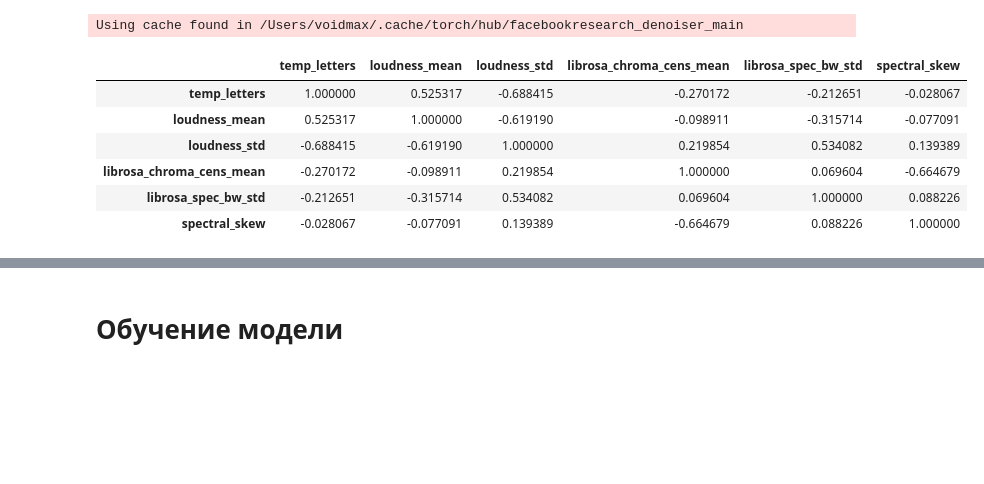
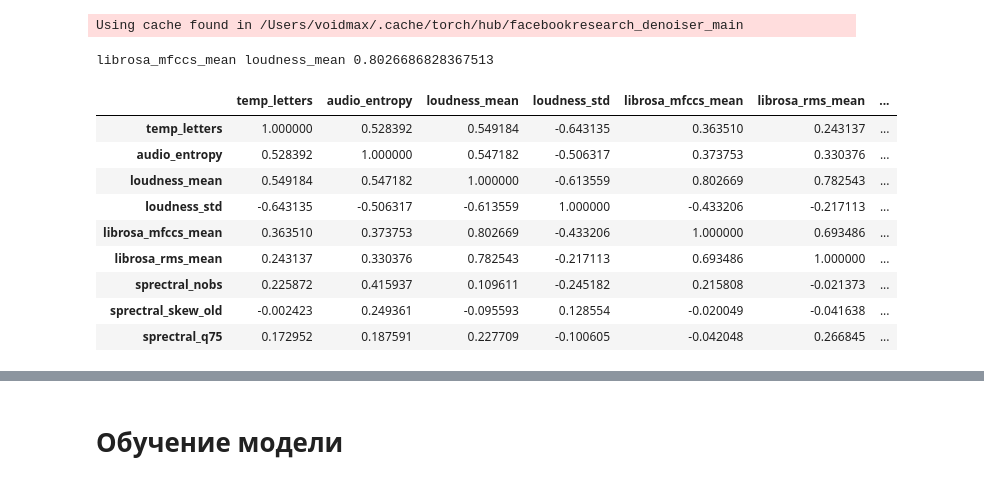
Before and after one commit to voidmax/VoiceEnergy, a Jupyter notebook: exps/nn_pairwise_ranking.ipynb, the cells around one changed output, grey strips where cells are left out. Drawn from its saved outputs; the diff is of its cells as text; code cells hidden in the pictures; blank space fills up the shorter version.

```diff
--- a/exps/nn_pairwise_ranking.ipynb
+++ b/exps/nn_pairwise_ranking.ipynb
@@ -69,11 +70,16 @@ audiofiles = dict()
 
 with warnings.catch_warnings():
     warnings.simplefilter("ignore")
-    for idx, row in tqdm(list(data_formated.iterrows())):
+    for idx, row in tqdm(list(pd.read_csv("../markup/data_female4.csv").iterrows())):
         for number in ["first", "second"]:
             voice = row[f"voice_{number}"]
             if voice not in audiofiles:
                 audiofiles[voice] = librosa.load(os.path.join(POOL_PATH, voice), sr=SAMPLE_RATE)[0]
+    for idx, row in tqdm(list(pd.read_csv("../markup/data_male.csv").iterrows())):
+        for number in ["first", "second"]:
+            voice = row[f"voice_{number}"]
+            if voice not in audiofiles:
+                audiofiles[voice] = librosa.load(os.path.join(POOL_PATH, voice), sr=SAMPLE_RATE)[0]
 # %%
 def get_audio(audio_key):
     try:
@@ -174,12 +203,12 @@ feature_extractor = FeatureExtractor(
 info = pd.read_csv(INFO_PATH)
 
 info_train = info[~info["validation"]].reset_index(drop=True)
-dataset_train = SoundDataset(data_train, feature_extractor, cache_path="cache/features_train.csv")
+dataset_train = SoundDataset(data_train, feature_extractor, cache_path=f"cache/features_train{CACHE_PATH_SUF}.csv")
 dataloader_train = DataLoader(dataset_train, batch_size=1, shuffle=True)
 evaluator_train = Evaluator(dataset_train, info_train)
 
 info_test = info[info["validation"]].reset_index(drop=True)
-dataset_test = SoundDataset(data_test, feature_extractor, cache_path="cache/features_test.csv")
+dataset_test = SoundDataset(data_test, feature_extractor, cache_path=f"cache/features_test{CACHE_PATH_SUF}.csv")
 dataloader_test = DataLoader(dataset_test, batch_size=1, shuffle=True)
 evaluator_test = Evaluator(dataset_test, info_test)
 
@@ -224,7 +253,7 @@ for _ in range(CROSS_VALIDATION_ATTEMPTS):
         cur_info = cur_info.reset_index(drop=True)
 
         cross_data_train.append(cur_data)
-        cross_dataset_train.append(SoundDataset(cur_data, feature_extractor, cache_path="cache/features_train.csv"))
+        cross_dataset_train.append(SoundDataset(cur_data, feature_extractor, cache_path=f"cache/features_train{CACHE_PATH_SUF}.csv"))
         cross_dataloader_train.append(DataLoader(cross_dataset_train[-1], batch_size=1, shuffle=True))
         cross_evaluator_train.append(Evaluator(cross_dataset_train[-1], cur_info))
 
@@ -241,7 +270,7 @@ for _ in range(CROSS_VALIDATION_ATTEMPTS):
         cur_info = pd.DataFrame(cur_info, columns=info_train.columns).reset_index(drop=True)
 
         cross_data_valid.append(cur_data)
-        cross_dataset_valid.append(SoundDataset(cur_data, feature_extractor, cache_path="cache/features_train.csv"))
+        cross_dataset_valid.append(SoundDataset(cur_data, feature_extractor, cache_path=f"cache/features_train{CACHE_PATH_SUF}.csv"))
         cross_dataloader_valid.append(DataLoader(cross_dataset_valid[-1], batch_size=1, shuffle=True))
         cross_evaluator_valid.append(Evaluator(cross_dataset_valid[-1], cur_info))
 # %%
@@ -264,27 +293,31 @@ scaler = Pipeline([
 # %%
 tmp = pd.DataFrame(scaler.transform(df_train), columns=feature_extractor.get_feature_names()).corr()
 
 bad_rate = defaultdict(int)
 
 for f1 in feature_extractor.get_feature_names():
     for idx, f2 in enumerate(feature_extractor.get_feature_names()):
         if f2 <= f1:
             continue
         corr = np.abs(tmp[f1][f2])
-        if corr > 0.7:
+        if corr > 0.8:
             bad_rate[f1] += 1
             bad_rate[f2] += 1
             print(f1, f2, corr)
 
 tmp
 # %% [output]
+librosa_mfccs_mean loudness_mean 0.8026686828367513
-|  | temp_letters | loudness_mean | loudness_std | librosa_chroma_cens_mean | librosa_spec_bw_std | spectral_skew |
-| temp_letters | 1.000000 | 0.525317 | -0.688415 | -0.270172 | -0.212651 | -0.028067 |
-| loudness_mean | 0.525317 | 1.000000 | -0.619190 | -0.098911 | -0.315714 | -0.077091 |
-| loudness_std | -0.688415 | -0.619190 | 1.000000 | 0.219854 | 0.534082 | 0.139389 |
-| librosa_chroma_cens_mean | -0.270172 | -0.098911 | 0.219854 | 1.000000 | 0.069604 | -0.664679 |
-| librosa_spec_bw_std | -0.212651 | -0.315714 | 0.534082 | 0.069604 | 1.000000 | 0.088226 |
-| spectral_skew | -0.028067 | -0.077091 | 0.139389 | -0.664679 | 0.088226 | 1.000000 |
+|  | temp_letters | audio_entropy | loudness_mean | loudness_std | librosa_mfccs_mean | librosa_rms_mean | ... |
+| temp_letters | 1.000000 | 0.528392 | 0.549184 | -0.643135 | 0.363510 | 0.243137 | ... |
+| audio_entropy | 0.528392 | 1.000000 | 0.547182 | -0.506317 | 0.373753 | 0.330376 | ... |
+| loudness_mean | 0.549184 | 0.547182 | 1.000000 | -0.613559 | 0.802669 | 0.782543 | ... |
+| loudness_std | -0.643135 | -0.506317 | -0.613559 | 1.000000 | -0.433206 | -0.217113 | ... |
+| librosa_mfccs_mean | 0.363510 | 0.373753 | 0.802669 | -0.433206 | 1.000000 | 0.693486 | ... |
+| librosa_rms_mean | 0.243137 | 0.330376 | 0.782543 | -0.217113 | 0.693486 | 1.000000 | ... |
+| sprectral_nobs | 0.225872 | 0.415937 | 0.109611 | -0.245182 | 0.215808 | -0.021373 | ... |
+| sprectral_skew_old | -0.002423 | 0.249361 | -0.095593 | 0.128554 | -0.020049 | -0.041638 | ... |
+| sprectral_q75 | 0.172952 | 0.187591 | 0.227709 | -0.100605 | -0.042048 | 0.266845 | ... |
 # %%
 for key, value in bad_rate.items():
     print(key, value)
```
Also changed, not shown: parts of 23 cells of this notebook.
